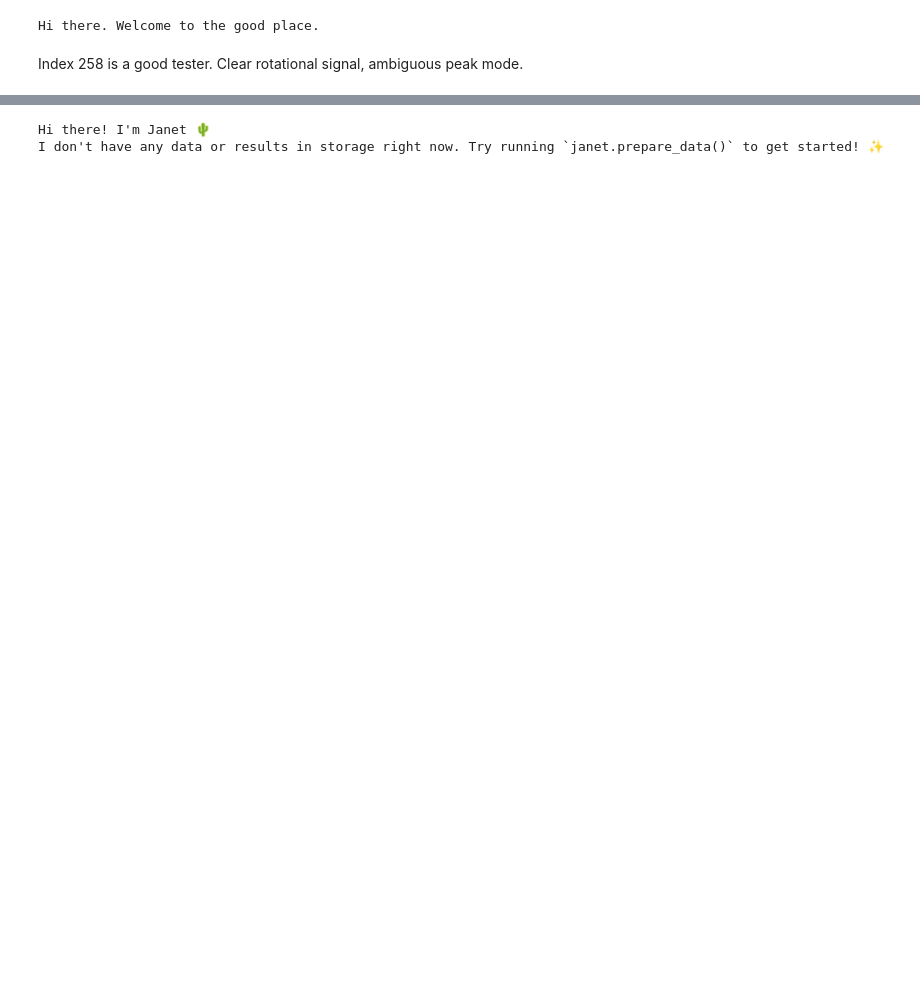
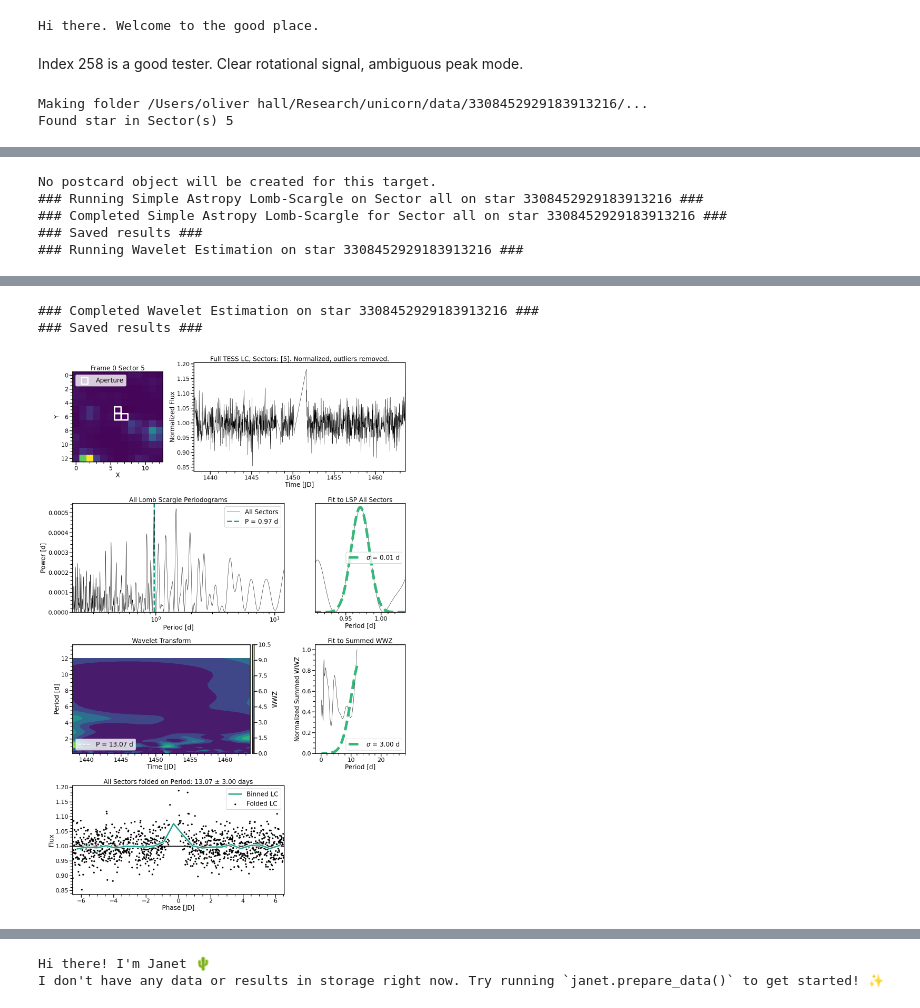
Before and after one commit to ojhall94/michael, a Jupyter notebook: Examples/Example.ipynb, the cells around one changed output, grey strips where cells are left out. Drawn from its saved outputs; the diff is of its cells as text; code cells hidden in the pictures; blank space fills up the shorter version.

Commit message:
Wavelet implementation is complete

```diff
--- a/Examples/Example.ipynb
+++ b/Examples/Example.ipynb
@@ -14,0 +15,5 @@ j = janet.boot(uni, index=259)
+# %%
+j.run()
+# %% [output]
+Making folder /Users/oliver hall/Research/unicorn/data/3308452929183913216/...
+Found star in Sector(s) 5
@@ -14,0 +24,5 @@ j = janet.boot(uni, index=259)
+No postcard object will be created for this target.
+### Running Simple Astropy Lomb-Scargle on Sector all on star 3308452929183913216 ###
+### Completed Simple Astropy Lomb-Scargle for Sector all on star 3308452929183913216 ###
+### Saved results ###
+### Running Wavelet Estimation on star 3308452929183913216 ###
@@ -14,0 +30,3 @@ j = janet.boot(uni, index=259)
+### Completed Wavelet Estimation on star 3308452929183913216 ###
+### Saved results ###
+[figure, added]
```
Also changed, not shown: parts of 30 cells of this notebook, 2 other files.
